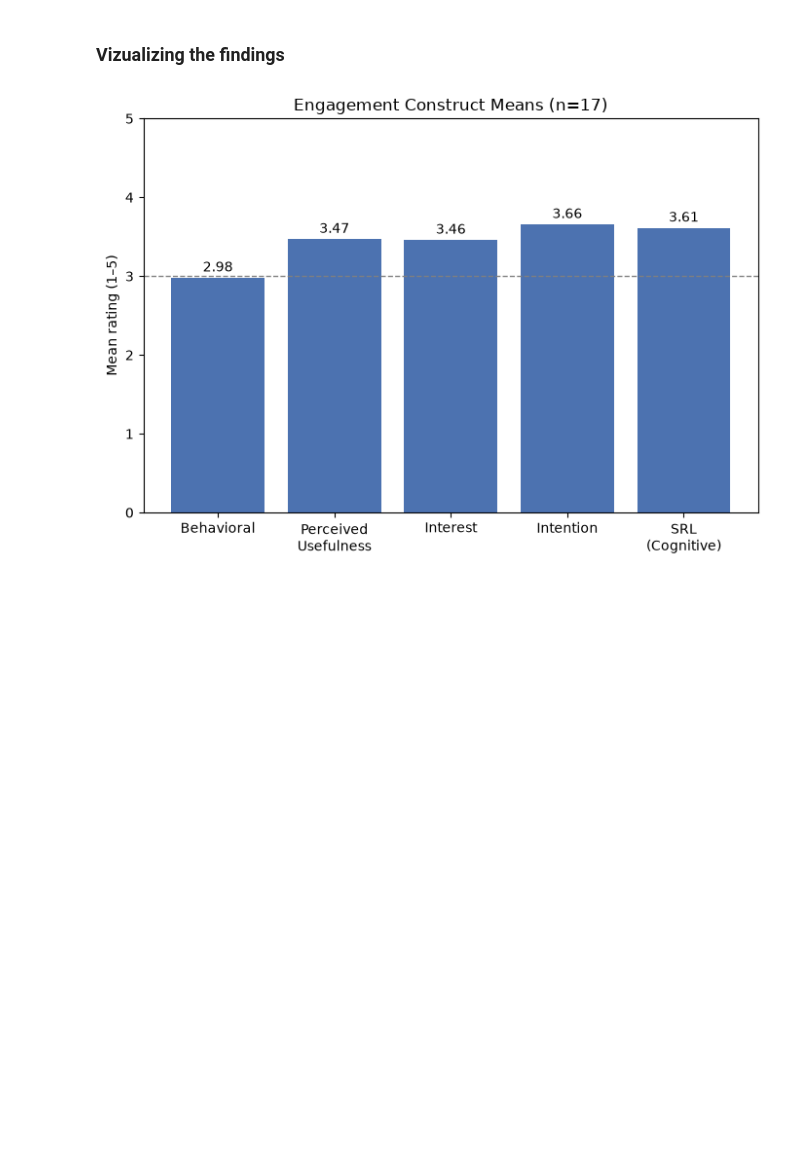
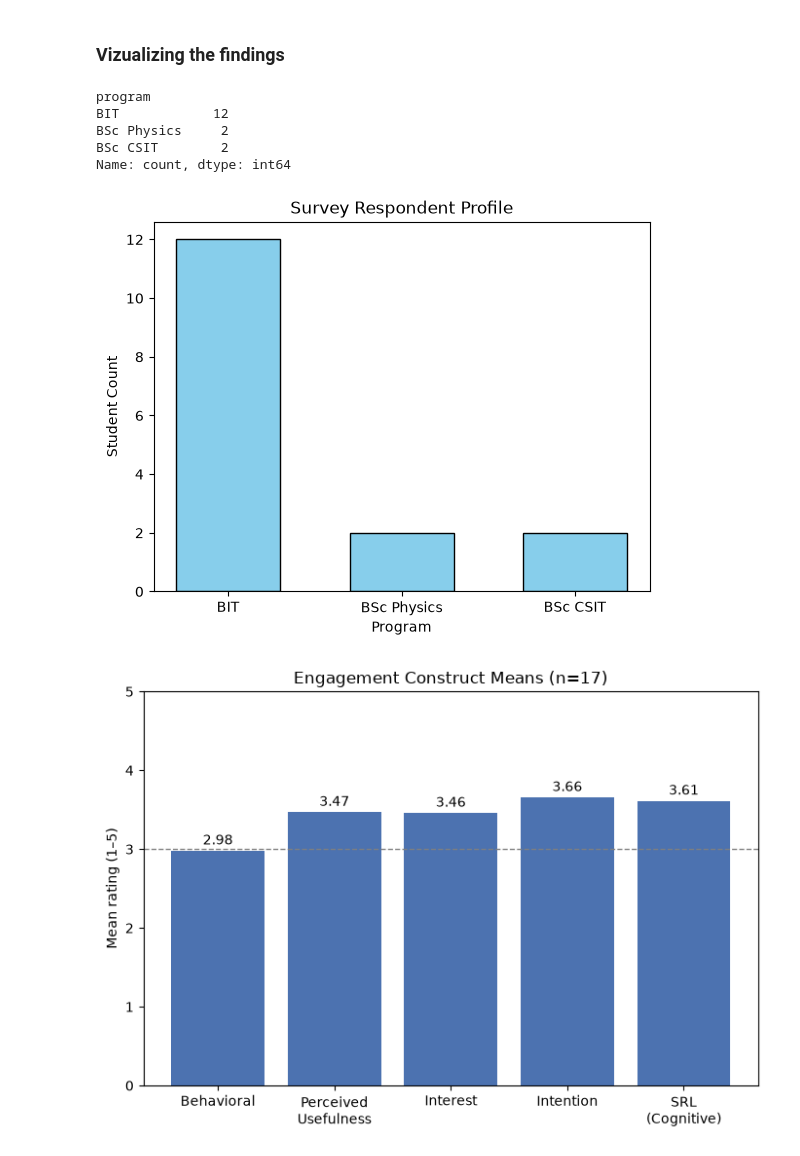
Before and after one commit to Aayubb/Student-engagement-theory-responses-analysis, a Jupyter notebook: analysis_main.ipynb, the cells around one changed output. Drawn from its saved outputs; the diff is of its cells as text; code cells hidden in the pictures; blank space fills up the shorter version.

Commit message:
Vizualization of important figures for report

```diff
--- a/analysis_main.ipynb
+++ b/analysis_main.ipynb
@@ -227,6 +227,26 @@ Name: count, dtype: int64
 ##### Students are not primarily disengaged from digital learning because tools are boring (only 19% of frustrations), they are disengaged because the tools they rely on (largely external AI assistants and paid apps) are costly and inconsistent (69% of frustrations combined). Half the surveyed class has never used a spaced repetition tool, yet feature requests for personalized scheduling and accountability mechanisms emerged independently and without prompting directly anticipating the proposed prototype.
 # %% [markdown]
 ### Vizualizing the findings
+# %%
+df['program'].value_counts()
+# %% [output]
+program
+BIT            12
+BSc Physics     2
+BSc CSIT        2
+Name: count, dtype: int64
+# %%
+programs = ['BIT', 'BSc Physics', 'BSc CSIT']
+count = df['program'].value_counts()
+
+plt.bar(programs, count,  color='skyblue', edgecolor='black', width=0.6)
+plt.title('Survey Respondent Profile')
+plt.xlabel('Program')
+plt.ylabel('Student Count')
+plt.savefig('pictures/chart0_survey_respondent_profile.jpg', dpi=300)
+plt.show()
+# %% [output]
+[figure, added]
 # %%
 constructs = ['behavioral_avg', 'pu_avg', 'interest_avg', 'intention_avg', 'srl_avg']
 labels = ['Behavioral', 'Perceived\nUsefulness', 'Interest', 'Intention', 'SRL\n(Cognitive)']
```
Also changed, not shown: 1 other file.
